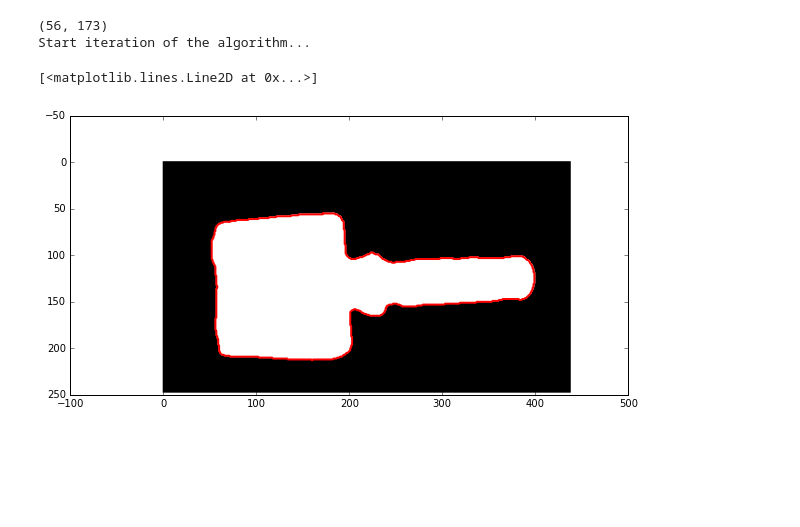
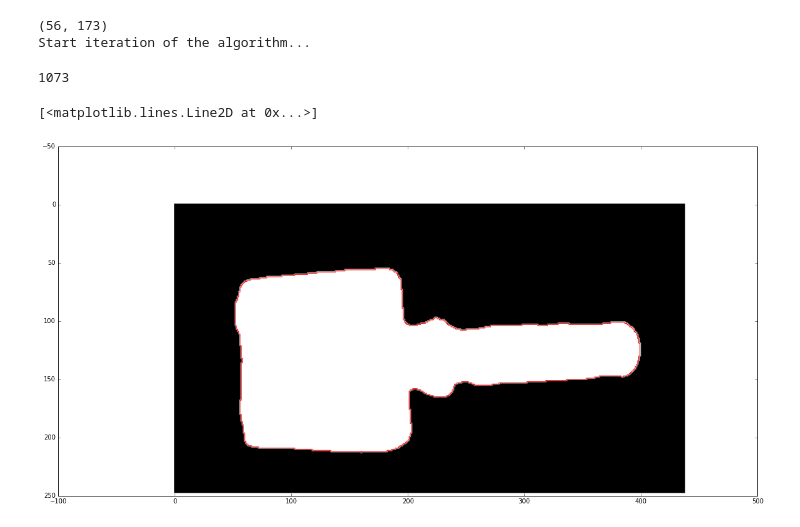
Before and after one commit to eugeniashurko/fork-recognition, a Jupyter notebook: experiments/skeleton.ipynb, the cells around one changed output. Saved outputs shown, nothing was run; the diff lists cells and outputs as text; code cells hidden in the pictures; blank space fills up the shorter version.

Commit message:
Modified: 4-connectivity option added

```diff
--- a/experiments/skeleton.ipynb
+++ b/experiments/skeleton.ipynb
@@ -2,6 +2,6 @@
 ## This draft contains reading of database properly
 # %%
 %pylab inline
-pylab.rcParams['figure.figsize'] = (10.0, 8.0)
+pylab.rcParams['figure.figsize'] = (20.0, 20.0)
 # %% [output]
 Populating the interactive namespace from numpy and matplotlib
@@ -88,8 +86,8 @@ def trace_border(im, connectivity=4):
     border = list()
     # we pad image by one pixel from all sides
     # padding ensures us not to go out of domain
-    padded_im = pad_image(im)
-
+#     padded_im = pad_image(im)
+    padded_im =
     background_pixel = padded_im[0][0]
     current_pixel = padded_im[0][0]
     start = None
@@ -126,7 +124,17 @@ def trace_border(im, connectivity=4):
                     break
                 i = (i+1) % 8
         elif connectivity == 4:
-            pass
+            i = (direction + 1) % 4
+            while i != (direction + 4) % 8:
+                next_pixel = (current_pixel[0] + CONNECTIVITY_INC[connectivity][i][0],
+                              current_pixel[1] + CONNECTIVITY_INC[connectivity][i][1])
+                if padded_im[next_pixel] != background_pixel:
+                    current_pixel = next_pixel
+                    border.append(current_pixel)
+                    BB.append(current_pixel)
+                    direction = (i + 2) % 4
+                    break
+                i = (i+1) % 4
         else:
             raise ValueError("Invalid connectivity specified")
     # stop condition
@@ -138,20 +146,24 @@ def trace_border(im, connectivity=4):
 
     return border
 # %%
-border = trace_border(im, connectivity=8)
+border = trace_border(im, connectivity=4)
 # %% [output]
 (56, 173)
 Start iteration of the algorithm...
+# %%
+len(border)
+# %% [output]
+1073
 # %%
 width = 12
 height = 12
 fig, ax = plt.subplots()
 ax.imshow(im, cmap=plt.cm.gray)
 
-ax.plot([b[1] for b in border], [b[0] for b in border], color="r", linewidth=2)
+ax.plot([b[1] for b in border], [b[0] for b in border], color="r", linewidth=1)
 # %% [output]
 [<matplotlib.lines.Line2D at 0x...>]
-[figure, old version]
+[figure, new version]
 # %%
 def indexing(data):
     """This function vectorizes the images with our implemented indexing method."""
```
Also changed, not shown: parts of 1 cell of this notebook.
